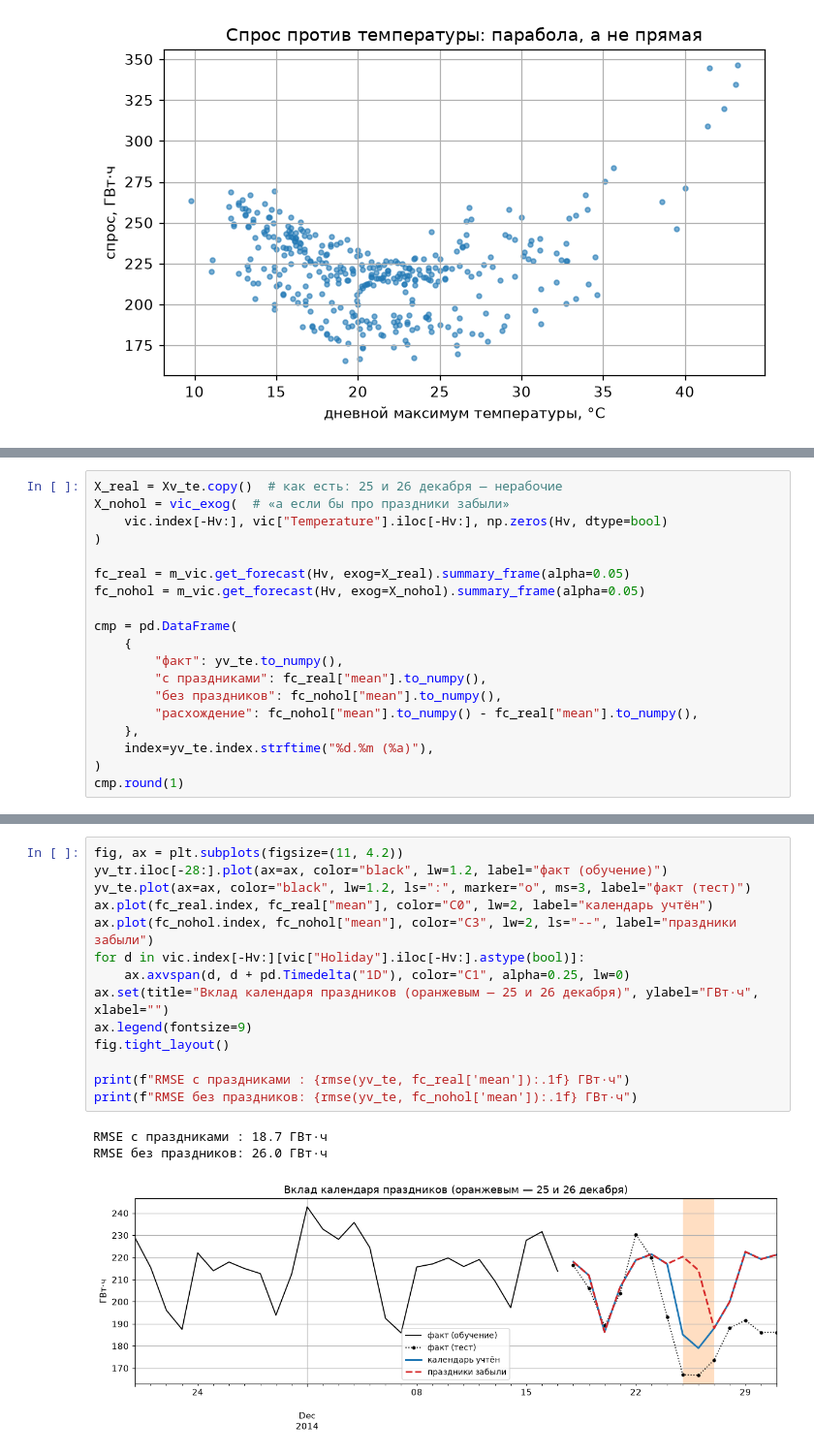
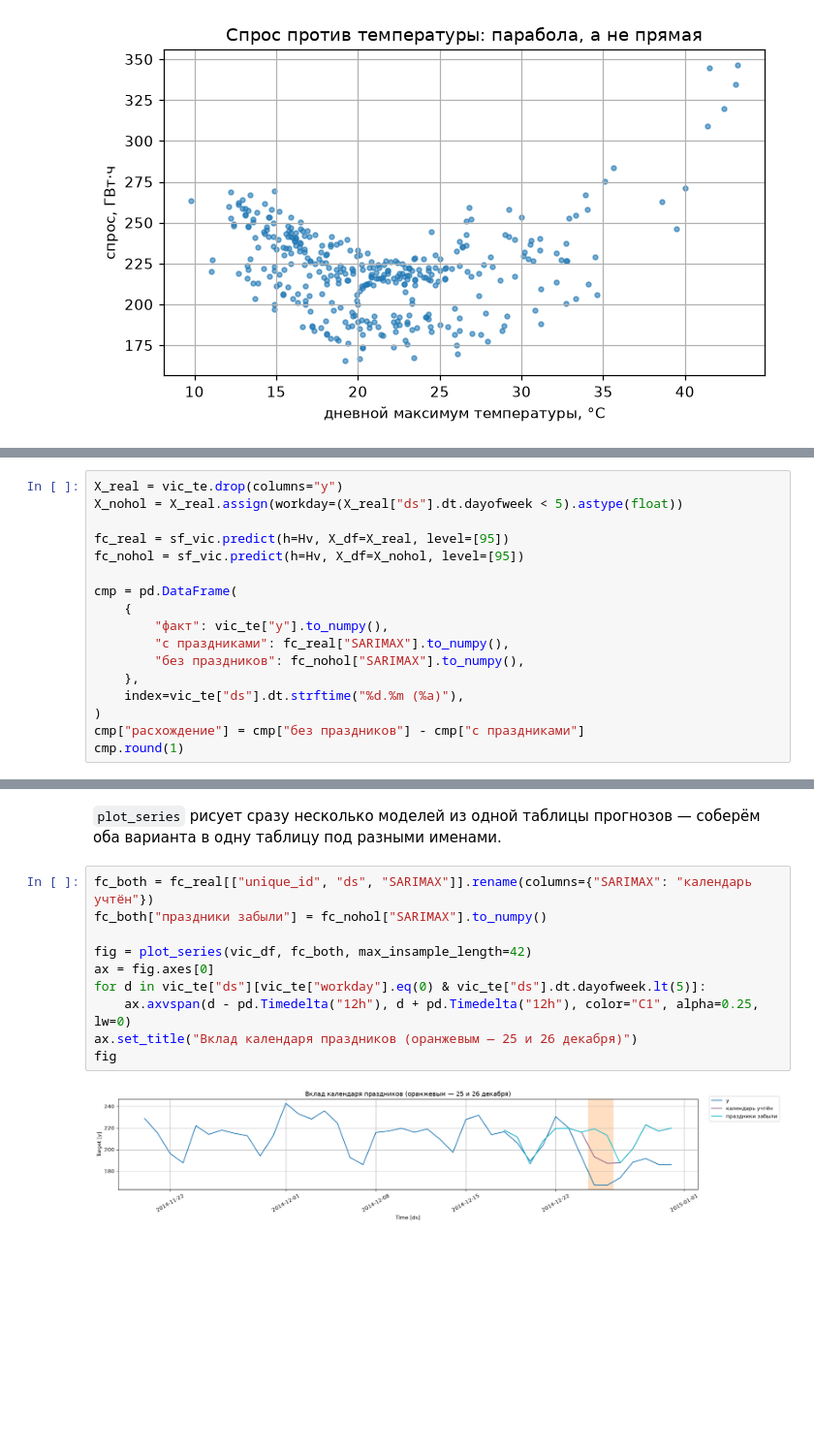
Before and after one commit to alex-hse-repository/time-series-cu-2026, a Jupyter notebook: week_5/part_2/02. Регрессоры в SARIMAX — где их взять на будущее.ipynb, the cells around one changed output, grey strips where cells are left out. Shown at 97% size. Drawn from its saved outputs; the diff is of its cells as text; blank space fills up the shorter version.

```diff
--- a/week_5/part_2/02. Регрессоры в SARIMAX — где их взять на будущее.ipynb
+++ b/week_5/part_2/02. Регрессоры в SARIMAX — где их взять на будущее.ipynb
@@ -578,21 +574,19 @@ print(f"надбавка за рабочий день          : {m_vic.params['
 # %%
-X_real = Xv_te.copy()  # как есть: 25 и 26 декабря — нерабочие
-X_nohol = vic_exog(  # «а если бы про праздники забыли»
-    vic.index[-Hv:], vic["Temperature"].iloc[-Hv:], np.zeros(Hv, dtype=bool)
-)
+X_real = vic_te.drop(columns="y")
+X_nohol = X_real.assign(workday=(X_real["ds"].dt.dayofweek < 5).astype(float))
 
-fc_real = m_vic.get_forecast(Hv, exog=X_real).summary_frame(alpha=0.05)
-fc_nohol = m_vic.get_forecast(Hv, exog=X_nohol).summary_frame(alpha=0.05)
+fc_real = sf_vic.predict(h=Hv, X_df=X_real, level=[95])
+fc_nohol = sf_vic.predict(h=Hv, X_df=X_nohol, level=[95])
 
 cmp = pd.DataFrame(
     {
-        "факт": yv_te.to_numpy(),
-        "с праздниками": fc_real["mean"].to_numpy(),
-        "без праздников": fc_nohol["mean"].to_numpy(),
-        "расхождение": fc_nohol["mean"].to_numpy() - fc_real["mean"].to_numpy(),
+        "факт": vic_te["y"].to_numpy(),
+        "с праздниками": fc_real["SARIMAX"].to_numpy(),
+        "без праздников": fc_nohol["SARIMAX"].to_numpy(),
     },
-    index=yv_te.index.strftime("%d.%m (%a)"),
+    index=vic_te["ds"].dt.strftime("%d.%m (%a)"),
 )
+cmp["расхождение"] = cmp["без праздников"] - cmp["с праздниками"]
 cmp.round(1)
 # %% [output]
 |  | факт | с праздниками | без праздников | расхождение |
@@ -614,18 +608,15 @@ cmp.round(1)
+# %% [markdown]
+`plot_series` рисует сразу несколько моделей из одной таблицы прогнозов —
+соберём оба варианта в одну таблицу под разными именами.
 # %%
-fig, ax = plt.subplots(figsize=(11, 4.2))
-yv_tr.iloc[-28:].plot(ax=ax, color="black", lw=1.2, label="факт (обучение)")
-yv_te.plot(ax=ax, color="black", lw=1.2, ls=":", marker="o", ms=3, label="факт (тест)")
-ax.plot(fc_real.index, fc_real["mean"], color="C0", lw=2, label="календарь учтён")
-ax.plot(fc_nohol.index, fc_nohol["mean"], color="C3", lw=2, ls="--", label="праздники забыли")
-for d in vic.index[-Hv:][vic["Holiday"].iloc[-Hv:].astype(bool)]:
-    ax.axvspan(d, d + pd.Timedelta("1D"), color="C1", alpha=0.25, lw=0)
-ax.set(title="Вклад календаря праздников (оранжевым — 25 и 26 декабря)", ylabel="ГВт·ч", xlabel="")
-ax.legend(fontsize=9)
-fig.tight_layout()
+fc_both = fc_real[["unique_id", "ds", "SARIMAX"]].rename(columns={"SARIMAX": "календарь учтён"})
+fc_both["праздники забыли"] = fc_nohol["SARIMAX"].to_numpy()
 
-print(f"RMSE с праздниками : {rmse(yv_te, fc_real['mean']):.1f} ГВт·ч")
-print(f"RMSE без праздников: {rmse(yv_te, fc_nohol['mean']):.1f} ГВт·ч")
+fig = plot_series(vic_df, fc_both, max_insample_length=42)
+ax = fig.axes[0]
+for d in vic_te["ds"][vic_te["workday"].eq(0) & vic_te["ds"].dt.dayofweek.lt(5)]:
+    ax.axvspan(d - pd.Timedelta("12h"), d + pd.Timedelta("12h"), color="C1", alpha=0.25, lw=0)
+ax.set_title("Вклад календаря праздников (оранжевым — 25 и 26 декабря)")
+fig
 # %% [output]
-RMSE с праздниками : 18.7 ГВт·ч
-RMSE без праздников: 26.0 ГВт·ч
-[figure, old version]
+[figure, new version]
```
Also changed, not shown: parts of 109 cells of this notebook, 20 other files.
